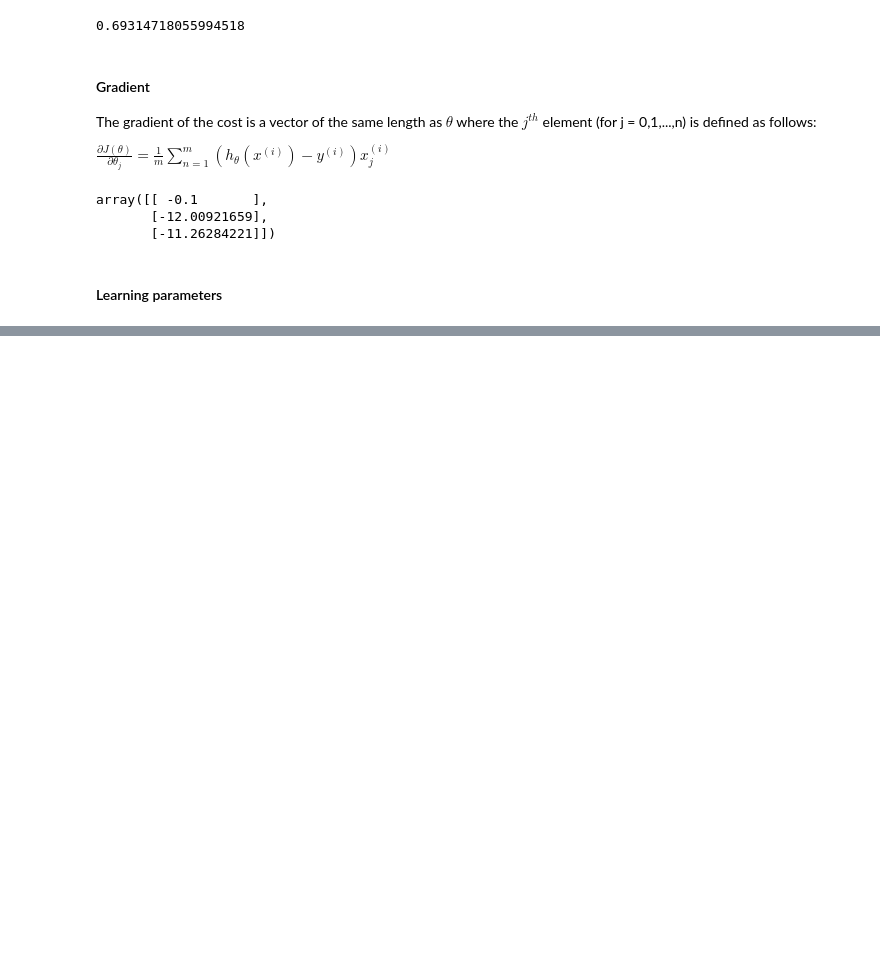
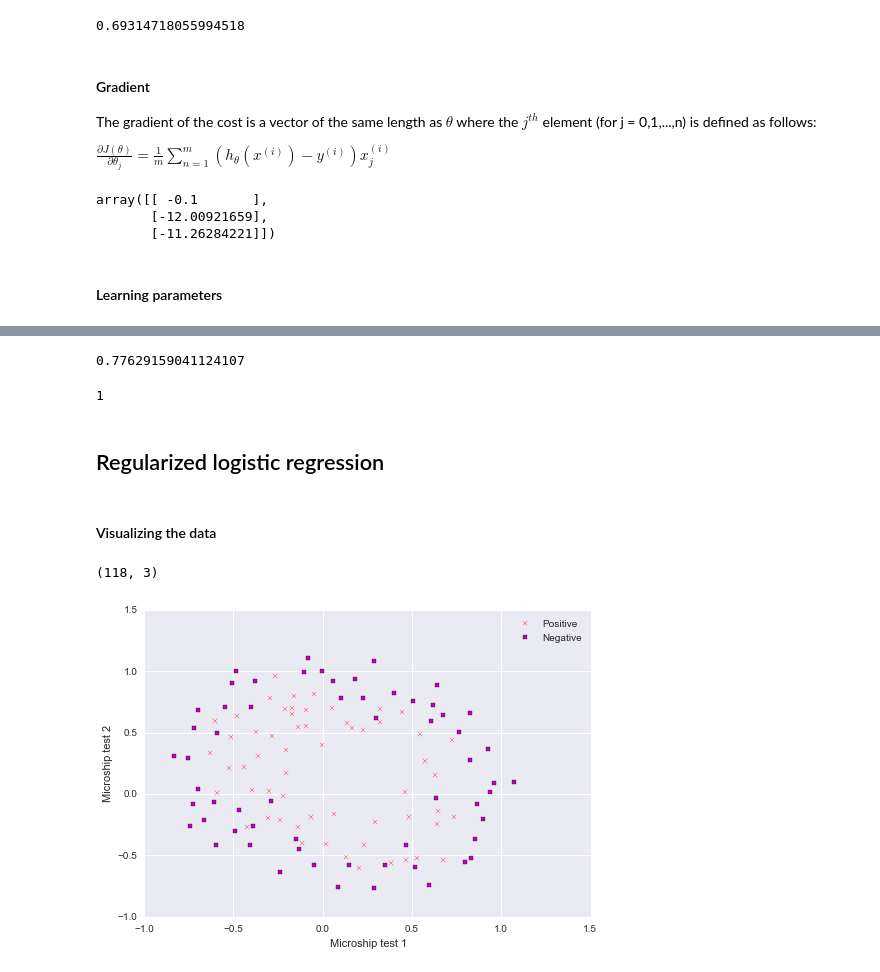
Before and after one commit to Napoleon0313/coursera, a Jupyter notebook: machine-learning/exercise-2-logistic-regression/Logistic Regression.ipynb, the cells around one changed output, grey strips where cells are left out. Drawn from its saved outputs; the diff is of its cells as text; code cells hidden in the pictures; blank space fills up the shorter version.

```diff
--- a/machine-learning/exercise-2-logistic-regression/Logistic Regression.ipynb
+++ b/machine-learning/exercise-2-logistic-regression/Logistic Regression.ipynb
@@ -102,0 +126,30 @@ TODO: Plot the decision boundary
+# %%
+test = np.array([1, 45, 85])
+predict(test, theta, binary=False)
+# %% [output]
+0.77629159041124107
+# %%
+ predict(test, theta)
+# %% [output]
+1
+# %% [markdown]
+## Regularized logistic regression
+# %% [markdown]
+#### Visualizing the data
+# %%
+data2 = np.genfromtxt('ex2data2.txt', delimiter=',')
+# %%
+print(data2.shape)
+
+pos2 = data2[data2[:,-1]==1] # extract positive samples
+neg2 = data2[data2[:,-1]==0] # extract negative samples
+
+ax = plt.axes()
+ax.scatter(pos2[:,0], pos2[:,1], c='r', marker="x", label='Positive');
+ax.scatter(neg2[:,0], neg2[:,1], c='m', marker="s", label='Negative');
+ax.set_xlabel("Microship test 1")
+ax.set_ylabel("Microship test 2")
+ax.legend();
+# %% [output]
+(118, 3)
+[figure, added]
```
Also changed, not shown: parts of 10 cells of this notebook.
